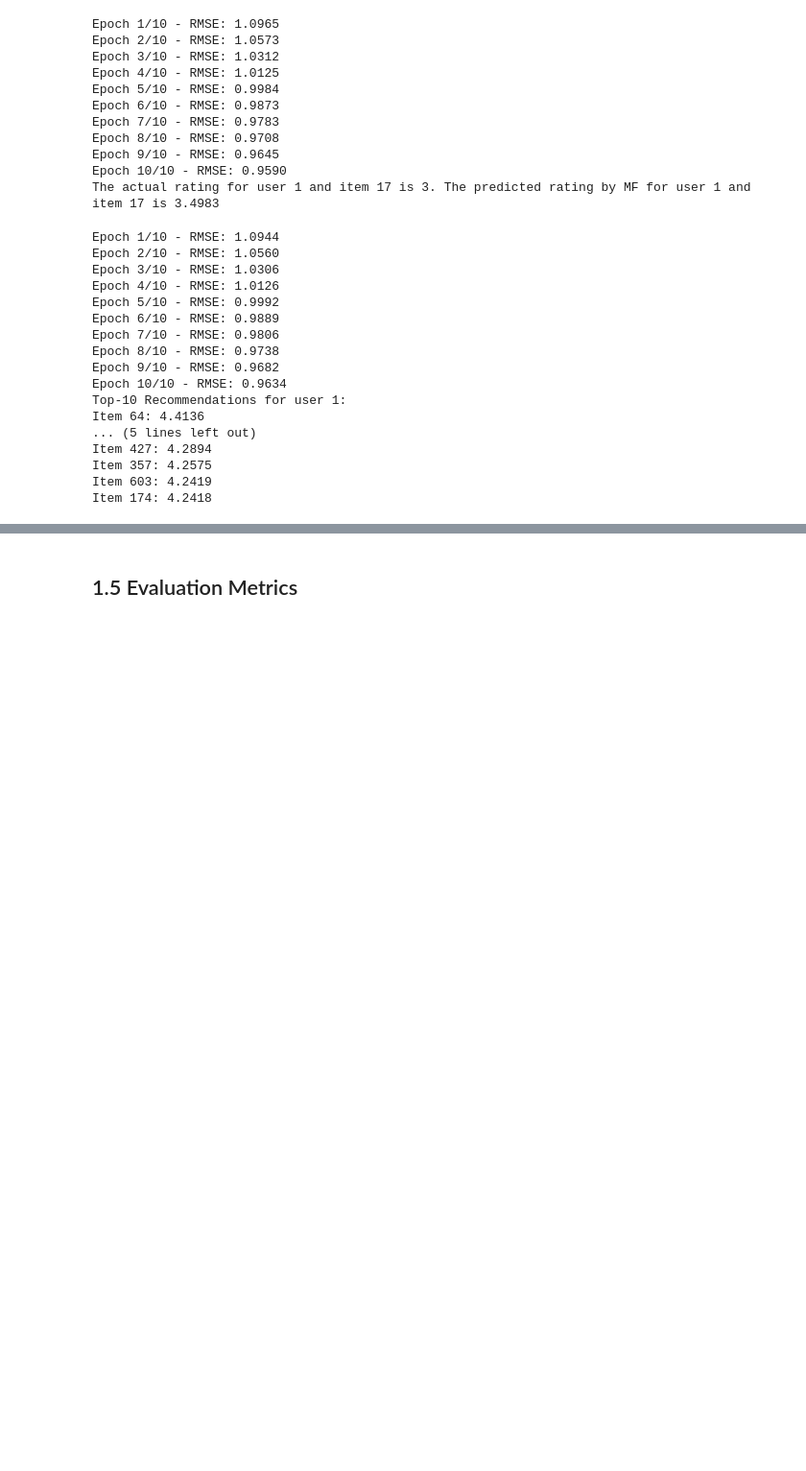
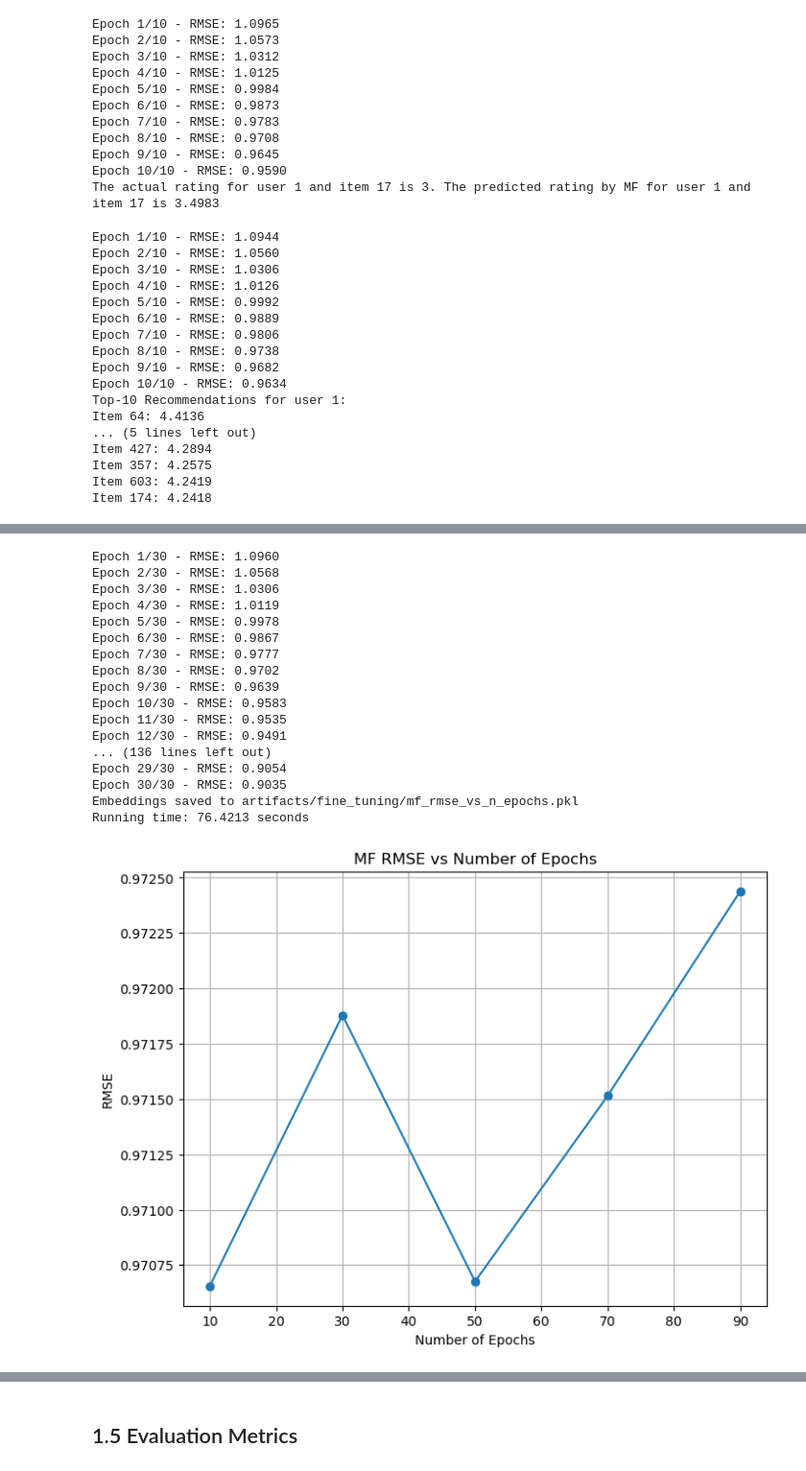
Before and after one commit to HJYblur/RecommenderSystem, a Jupyter notebook: Project-RecSys/group2.ipynb, the cells around one changed output, grey strips where cells are left out. Shown at 96% size. Cells and saved outputs as stored; diff of their text form; code cells hidden in the pictures; blank space fills up the shorter version.

```diff
--- a/Project-RecSys/group2.ipynb
+++ b/Project-RecSys/group2.ipynb
@@ -1089,0 +1357,37 @@ Item 174: 4.2418
+# %%
+# fine-tuning the number of epochs hyperparameter
+n_epochs = [10,30,50,70,90]
+n_factors, learning_rate = 10, 0.001
+mf_RMSEs = []
+
+data_path = "artifacts/fine_tuning/mf_rmse_vs_n_epochs.pkl"
+if os.path.exists(data_path):
+    mf_RMSEs = utils.load_embeddings(data_path)
+    print("Loaded mf_RMSEs from file.")
+else:
+    start_time = time.time()
+    mf_RMSEs = [evaluate_mf_rating_prediction(train_data, test_data, n_factors, n, learning_rate) for n in n_epochs]
+    utils.save_embeddings(mf_RMSEs, data_path)
+    end_time = time.time()
+    print(f'Running time: {end_time - start_time:.4f} seconds')
+
+plot(n_epochs, mf_RMSEs, 'MF RMSE vs Number of Epochs', 'Number of Epochs', 'RMSE')
+# %% [output]
+Epoch 1/30 - RMSE: 1.0960
+Epoch 2/30 - RMSE: 1.0568
+Epoch 3/30 - RMSE: 1.0306
+Epoch 4/30 - RMSE: 1.0119
+Epoch 5/30 - RMSE: 0.9978
+Epoch 6/30 - RMSE: 0.9867
+Epoch 7/30 - RMSE: 0.9777
+Epoch 8/30 - RMSE: 0.9702
+Epoch 9/30 - RMSE: 0.9639
+Epoch 10/30 - RMSE: 0.9583
+Epoch 11/30 - RMSE: 0.9535
+Epoch 12/30 - RMSE: 0.9491
+... (136 lines left out)
+Epoch 29/30 - RMSE: 0.9054
+Epoch 30/30 - RMSE: 0.9035
+Embeddings saved to artifacts/fine_tuning/mf_rmse_vs_n_epochs.pkl
+Running time: 76.4213 seconds
+[figure, added]
```
Also changed, not shown: parts of 34 cells of this notebook, 6 other files.
